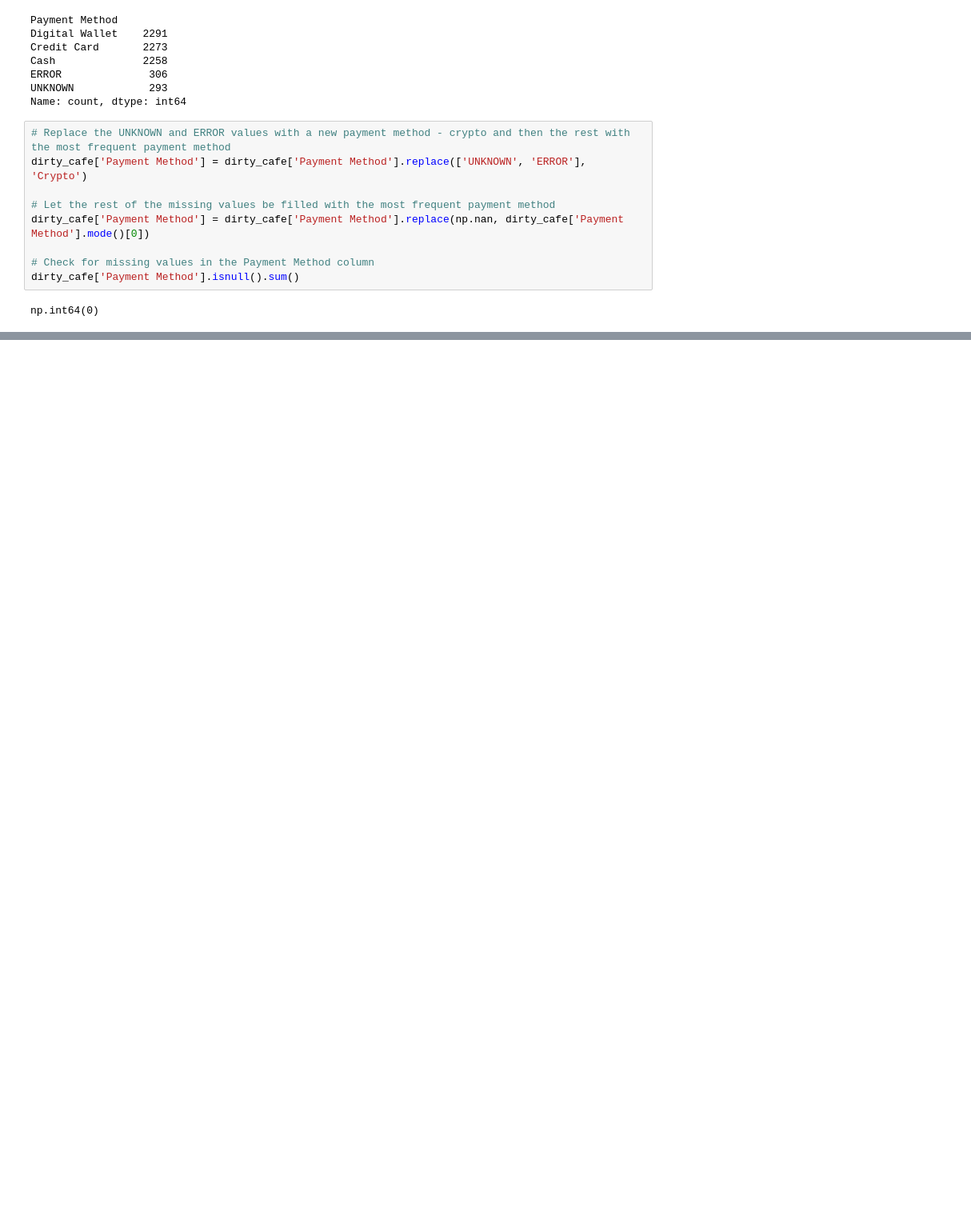
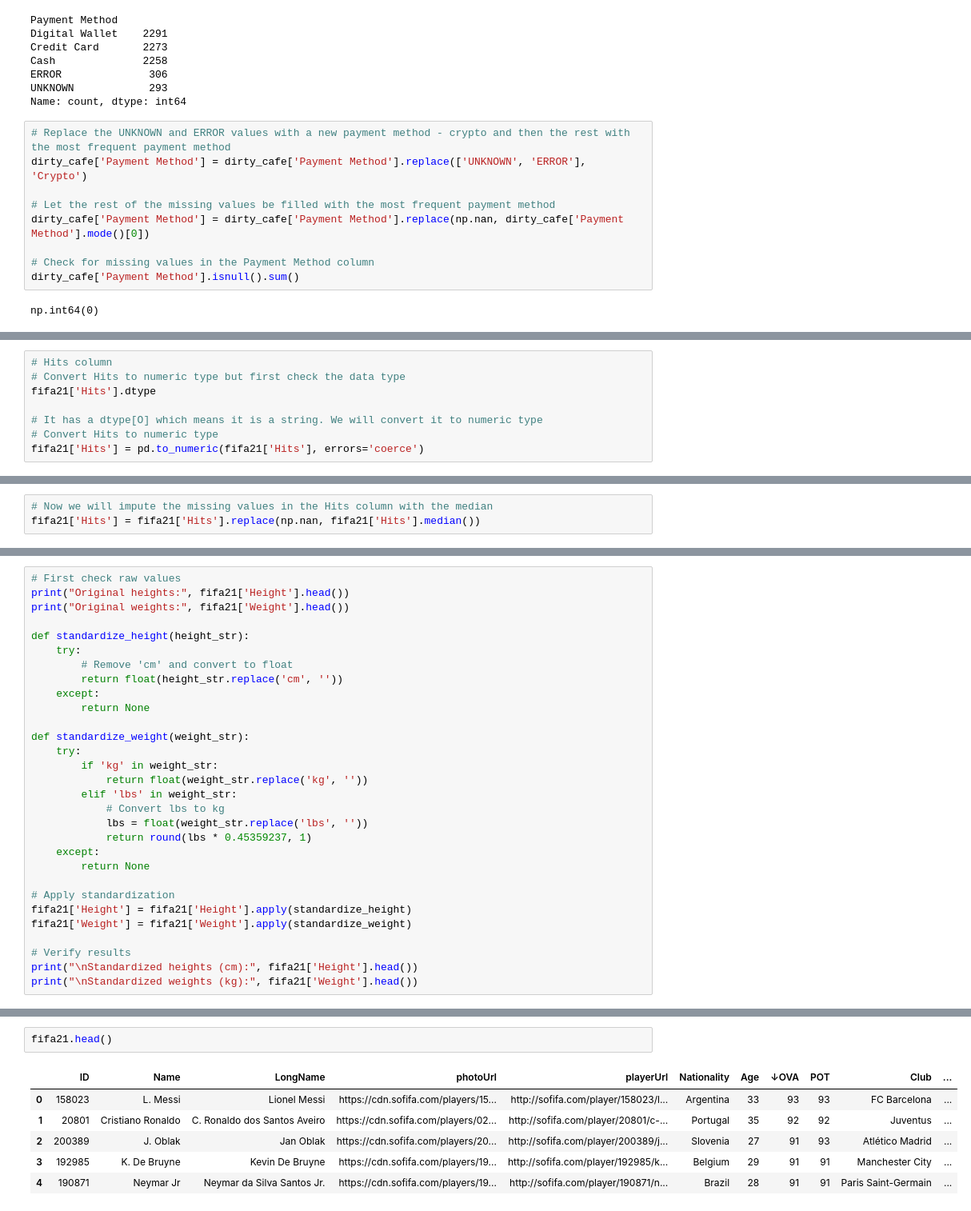
Before and after one commit to ashioyajotham/Daily-ML, a Jupyter notebook: cleaning/cleaner.ipynb, the cells around one changed output, grey strips where cells are left out. Shown at 80% size. Saved outputs shown, nothing was run; the diff lists cells and outputs as text; blank space fills up the shorter version.

```diff
--- a/cleaning/cleaner.ipynb
+++ b/cleaning/cleaner.ipynb
@@ -233,0 +363,8 @@ np.int64(0)
+# %%
+# Hits column
+# Convert Hits to numeric type but first check the data type
+fifa21['Hits'].dtype
+
+# It has a dtype[O] which means it is a string. We will convert it to numeric type
+# Convert Hits to numeric type
+fifa21['Hits'] = pd.to_numeric(fifa21['Hits'], errors='coerce')
@@ -233,0 +377,3 @@ np.int64(0)
+# %%
+# Now we will impute the missing values in the Hits column with the median
+fifa21['Hits'] = fifa21['Hits'].replace(np.nan, fifa21['Hits'].median())
@@ -233,0 +516,30 @@ np.int64(0)
+# %%
+# First check raw values
+print("Original heights:", fifa21['Height'].head())
+print("Original weights:", fifa21['Weight'].head())
+
+def standardize_height(height_str):
+    try:
+        # Remove 'cm' and convert to float
+        return float(height_str.replace('cm', ''))
+    except:
+        return None
+
+def standardize_weight(weight_str):
+    try:
+        if 'kg' in weight_str:
+            return float(weight_str.replace('kg', ''))
+        elif 'lbs' in weight_str:
+            # Convert lbs to kg
+            lbs = float(weight_str.replace('lbs', ''))
+            return round(lbs * 0.45359237, 1)
+    except:
+        return None
+
+# Apply standardization
+fifa21['Height'] = fifa21['Height'].apply(standardize_height)
+fifa21['Weight'] = fifa21['Weight'].apply(standardize_weight)
+
+# Verify results
+print("\nStandardized heights (cm):", fifa21['Height'].head())
+print("\nStandardized weights (kg):", fifa21['Weight'].head())
@@ -233,0 +564,9 @@ np.int64(0)
+# %%
+fifa21.head()
+# %% [output]
+|  | ID | Name | LongName | photoUrl | playerUrl | Nationality | Age | ↓OVA | POT | Club | ... |
+| 0 | 158023 | L. Messi | Lionel Messi | https://cdn.sofifa.com/players/15... | http://sofifa.com/player/158023/l... | Argentina | 33 | 93 | 93 | FC Barcelona | ... |
+| 1 | 20801 | Cristiano Ronaldo | C. Ronaldo dos Santos Aveiro | https://cdn.sofifa.com/players/02... | http://sofifa.com/player/20801/c-... | Portugal | 35 | 92 | 92 | Juventus | ... |
+| 2 | 200389 | J. Oblak | Jan Oblak | https://cdn.sofifa.com/players/20... | http://sofifa.com/player/200389/j... | Slovenia | 27 | 91 | 93 | Atlético Madrid | ... |
+| 3 | 192985 | K. De Bruyne | Kevin De Bruyne | https://cdn.sofifa.com/players/19... | http://sofifa.com/player/192985/k... | Belgium | 29 | 91 | 91 | Manchester City | ... |
+| 4 | 190871 | Neymar Jr | Neymar da Silva Santos Jr. | https://cdn.sofifa.com/players/19... | http://sofifa.com/player/190871/n... | Brazil | 28 | 91 | 91 | Paris Saint-Germain | ... |
```
Also changed, not shown: parts of 23 cells of this notebook.
